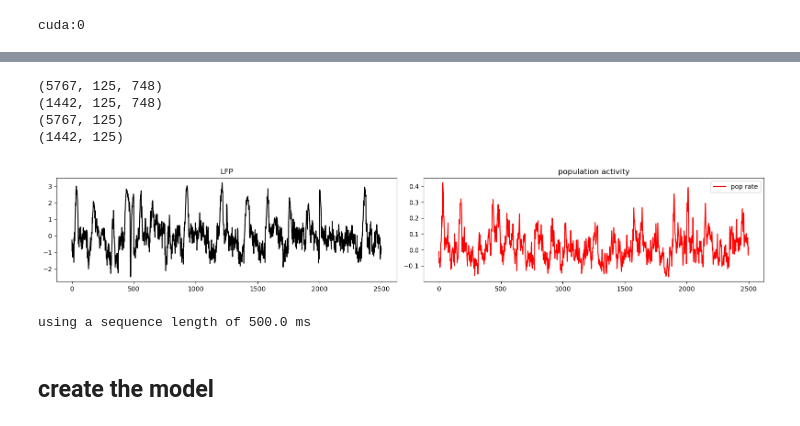
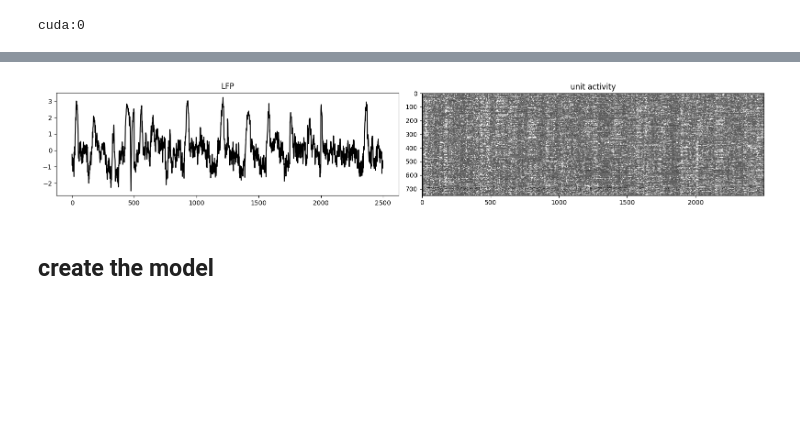
Before and after one commit to nnitzan01/spikes2lfp, a Jupyter notebook: spike_to_lfp_lstm_V2.ipynb, the cells around one changed output, grey strips where cells are left out. Cells and saved outputs as stored; diff of their text form; code cells hidden in the pictures; blank space fills up the shorter version.

```diff
--- a/spike_to_lfp_lstm_V2.ipynb
+++ b/spike_to_lfp_lstm_V2.ipynb
@@ -27,0 +23,8 @@ cuda:0
+# %%
+# import data
+lfp      = np.load(PATH + '_lfp.npy').astype(np.float32)
+X        = np.load(PATH + '_spikes.npy').astype(np.float32)
+df       = pd.read_csv(PATH + '_info.csv')
+print(lfp.shape)
+print(X.shape)
+print(df.head())
@@ -28,17 +40,8 @@ cuda:0
 # %%
-# import dataset
-# scores   = np.load(r'Y:\buzsakilab\Buzsakilabspace\LabShare\NoamNitzan\Open_Access\Allen_2022\data\session_1044594870\session_1044594870_pca_scores.npy')
-lfp      = np.load(r'Y:\buzsakilab\Buzsakilabspace\LabShare\NoamNitzan\Open_Access\Allen_2022\data\session_1044594870\session_1044594870_lfp.npy').astype(np.float32)
-# power    = np.load(r'Y:\buzsakilab\Buzsakilabspace\LabShare\NoamNitzan\Open_Access\Allen_2022\data\session_1044594870\session_1044594870_power.npy')
-X   = np.load(r'Y:\buzsakilab\Buzsakilabspace\LabShare\NoamNitzan\Open_Access\Allen_2022\data\session_1044594870\session_1044594870_spikes.npy').astype(np.float32)
-
-df       = pd.read_csv(r'Y:\buzsakilab\Buzsakilabspace\LabShare\NoamNitzan\Open_Access\Allen_2022\data\session_1044594870\session_1044594870_info.csv')
-
-bin_size = 0.004
-
-# print(scores.shape)
-print(lfp.shape)
-# print(power.shape)
-print(X.shape)
-
-print(f'data length is {bin_size*lfp.shape[0]} sec')
+# define constants
+input_size  = X.shape[1]
+hidden_size = 10  # number of units in the hidden state
+num_layers  = 1  # number of vertical stacks of hidden layers (note: only the final layer gives an output)
+batchsize   = 1
+seqlength   = 125
+bin_size    = 0.004
@@ -69,12 +47,0 @@ lfp_reshaped = np.reshape(lfp, (num_trials, seqlength)) # (trials, len)
-# %%
-# split data into train and test
-X_train, X_test, y_train, y_test = train_test_split(X_reshaped, lfp_reshaped, test_size=0.2, random_state=42)
-print(X_train.shape)
-print(X_test.shape)
-print(y_train.shape)
-print(y_test.shape)
-# %% [output]
-(5767, 125, 748)
-(1442, 125, 748)
-(5767, 125)
-(1442, 125)
@@ -98,31 +64,13 @@ y_test = y_test.reshape(y_test.shape[0] * y_test.shape[1],1)
 # %%
-import matplotlib.gridspec as gridspec
 fig, ax = plt.subplots(1,2,figsize=(16, 3))
-# Create a GridSpec with 2 rows and 2 columns
-# gs = gridspec.GridSpec(2, 2, height_ratios=[1, 2])
 
 ax[0].plot(y_train[:int(10/bin_size)],'k',label='LFP')
 ax[0].set_title('LFP')
 
-# ax2.plot(X_train[:int(10/bin_size),0],'r',label='N1')
-# ax2.plot(X_train[:int(10/bin_size),1],'b',label='N2')
-# ax2.plot(X_train[:int(10/bin_size),2],'m',label='N3')
-# ax2.plot(X_train[:int(10/bin_size),3],'g',label='N4')
-pop = np.mean(X_train,1)
-ax[1].plot(pop[:int(10/bin_size)],'r',label='pop rate')
-ax[1].set_title('population activity')
-ax[1].legend()
+ax[1].imshow(X_train[:int(10/bin_size),:].T, vmin=-1, vmax=1, cmap='gray')
+ax[1].set_title('unit activity')
 
 plt.tight_layout()
 plt.show()
 # %% [output]
-[figure, old version]
+[figure, new version]
-# %%
-# set layer parameters
-input_size  = X_train.shape[1]  # number of features to extract (number of data channels) 5 for scores
-hidden_size = 10  # number of units in the hidden state
-num_layers  = 1  # number of vertical stacks of hidden layers (note: only the final layer gives an output)
-batchsize   = 1
-print(f'using a sequence length of {bin_size*seqlength*1000} ms')
-# %% [output]
-using a sequence length of 500.0 ms
```
Also changed, not shown: parts of 26 cells of this notebook.
